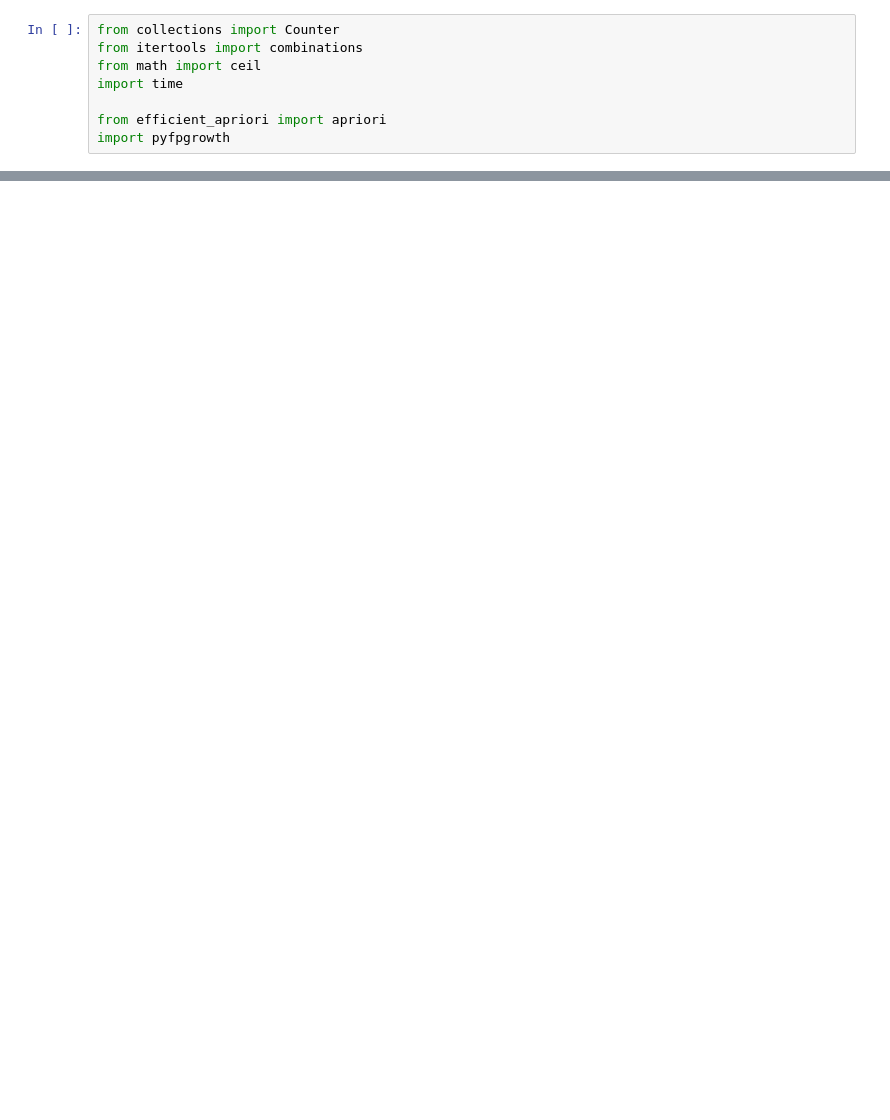
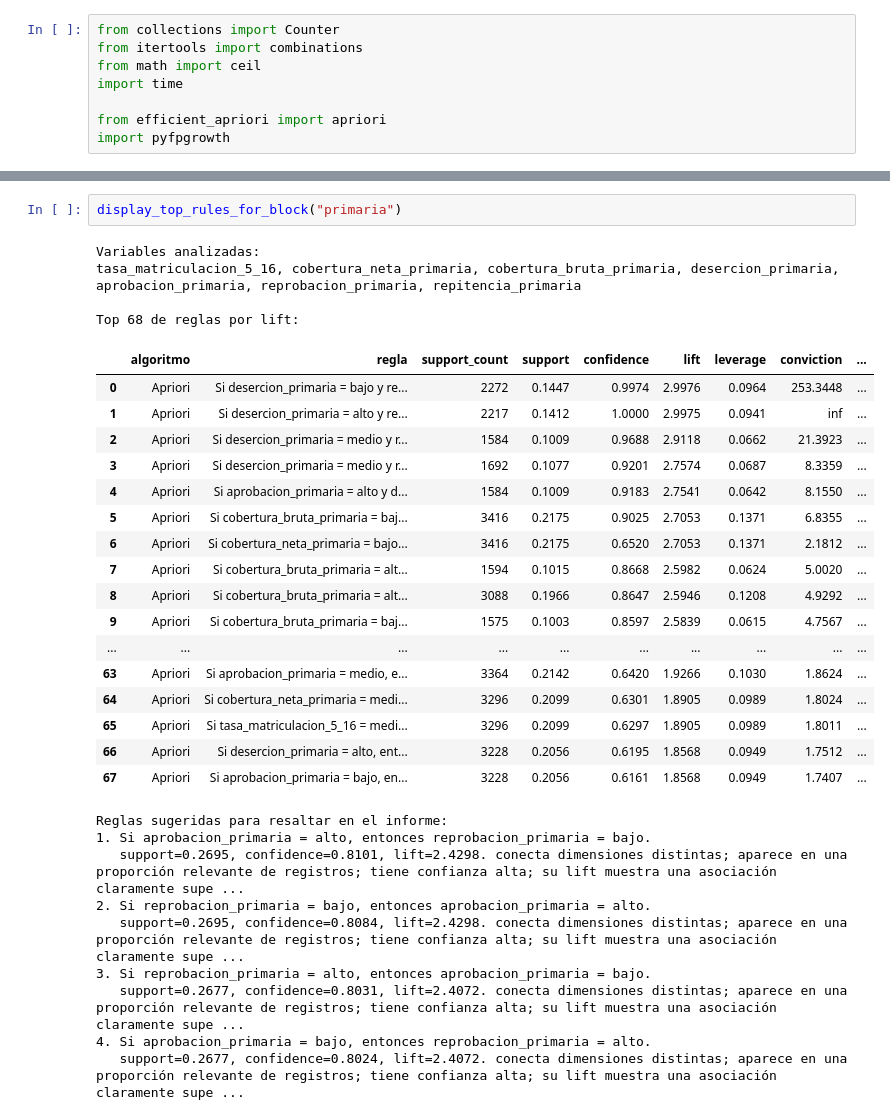
Before and after one commit to Locotin/data-mining, a Jupyter notebook: Proyecto/Entrega-3.ipynb, the cells around one changed output, grey strips where cells are left out. Drawn from its saved outputs; the diff is of its cells as text; blank space fills up the shorter version.

```diff
--- a/Proyecto/Entrega-3.ipynb
+++ b/Proyecto/Entrega-3.ipynb
@@ -1448,0 +1846,33 @@ else:
+# %%
+display_top_rules_for_block("primaria")
+# %% [output]
+Variables analizadas:
+tasa_matriculacion_5_16, cobertura_neta_primaria, cobertura_bruta_primaria, desercion_primaria, aprobacion_primaria, reprobacion_primaria, repitencia_primaria
+
+Top 68 de reglas por lift:
+|  | algoritmo | regla | support_count | support | confidence | lift | leverage | conviction | ... |
+| 0 | Apriori | Si desercion_primaria = bajo y re... | 2272 | 0.1447 | 0.9974 | 2.9976 | 0.0964 | 253.3448 | ... |
+| 1 | Apriori | Si desercion_primaria = alto y re... | 2217 | 0.1412 | 1.0000 | 2.9975 | 0.0941 | inf | ... |
+| 2 | Apriori | Si desercion_primaria = medio y r... | 1584 | 0.1009 | 0.9688 | 2.9118 | 0.0662 | 21.3923 | ... |
+| 3 | Apriori | Si desercion_primaria = medio y r... | 1692 | 0.1077 | 0.9201 | 2.7574 | 0.0687 | 8.3359 | ... |
+| 4 | Apriori | Si aprobacion_primaria = alto y d... | 1584 | 0.1009 | 0.9183 | 2.7541 | 0.0642 | 8.1550 | ... |
+| 5 | Apriori | Si cobertura_bruta_primaria = baj... | 3416 | 0.2175 | 0.9025 | 2.7053 | 0.1371 | 6.8355 | ... |
+| 6 | Apriori | Si cobertura_neta_primaria = bajo... | 3416 | 0.2175 | 0.6520 | 2.7053 | 0.1371 | 2.1812 | ... |
+| 7 | Apriori | Si cobertura_bruta_primaria = alt... | 1594 | 0.1015 | 0.8668 | 2.5982 | 0.0624 | 5.0020 | ... |
+| 8 | Apriori | Si cobertura_bruta_primaria = alt... | 3088 | 0.1966 | 0.8647 | 2.5946 | 0.1208 | 4.9292 | ... |
+| 9 | Apriori | Si cobertura_bruta_primaria = baj... | 1575 | 0.1003 | 0.8597 | 2.5839 | 0.0615 | 4.7567 | ... |
+| ... | ... | ... | ... | ... | ... | ... | ... | ... | ... |
+| 63 | Apriori | Si aprobacion_primaria = medio, e... | 3364 | 0.2142 | 0.6420 | 1.9266 | 0.1030 | 1.8624 | ... |
+| 64 | Apriori | Si cobertura_neta_primaria = medi... | 3296 | 0.2099 | 0.6301 | 1.8905 | 0.0989 | 1.8024 | ... |
+| 65 | Apriori | Si tasa_matriculacion_5_16 = medi... | 3296 | 0.2099 | 0.6297 | 1.8905 | 0.0989 | 1.8011 | ... |
+| 66 | Apriori | Si desercion_primaria = alto, ent... | 3228 | 0.2056 | 0.6195 | 1.8568 | 0.0949 | 1.7512 | ... |
+| 67 | Apriori | Si aprobacion_primaria = bajo, en... | 3228 | 0.2056 | 0.6161 | 1.8568 | 0.0949 | 1.7407 | ... |
+Reglas sugeridas para resaltar en el informe:
+1. Si aprobacion_primaria = alto, entonces reprobacion_primaria = bajo.
+   support=0.2695, confidence=0.8101, lift=2.4298. conecta dimensiones distintas; aparece en una proporción relevante de registros; tiene confianza alta; su lift muestra una asociación claramente supe ...
+2. Si reprobacion_primaria = bajo, entonces aprobacion_primaria = alto.
+   support=0.2695, confidence=0.8084, lift=2.4298. conecta dimensiones distintas; aparece en una proporción relevante de registros; tiene confianza alta; su lift muestra una asociación claramente supe ...
+3. Si reprobacion_primaria = alto, entonces aprobacion_primaria = bajo.
+   support=0.2677, confidence=0.8031, lift=2.4072. conecta dimensiones distintas; aparece en una proporción relevante de registros; tiene confianza alta; su lift muestra una asociación claramente supe ...
+4. Si aprobacion_primaria = bajo, entonces reprobacion_primaria = alto.
+   support=0.2677, confidence=0.8024, lift=2.4072. conecta dimensiones distintas; aparece en una proporción relevante de registros; tiene confianza alta; su lift muestra una asociación claramente supe ...
```
Also changed, not shown: parts of 34 cells of this notebook.
